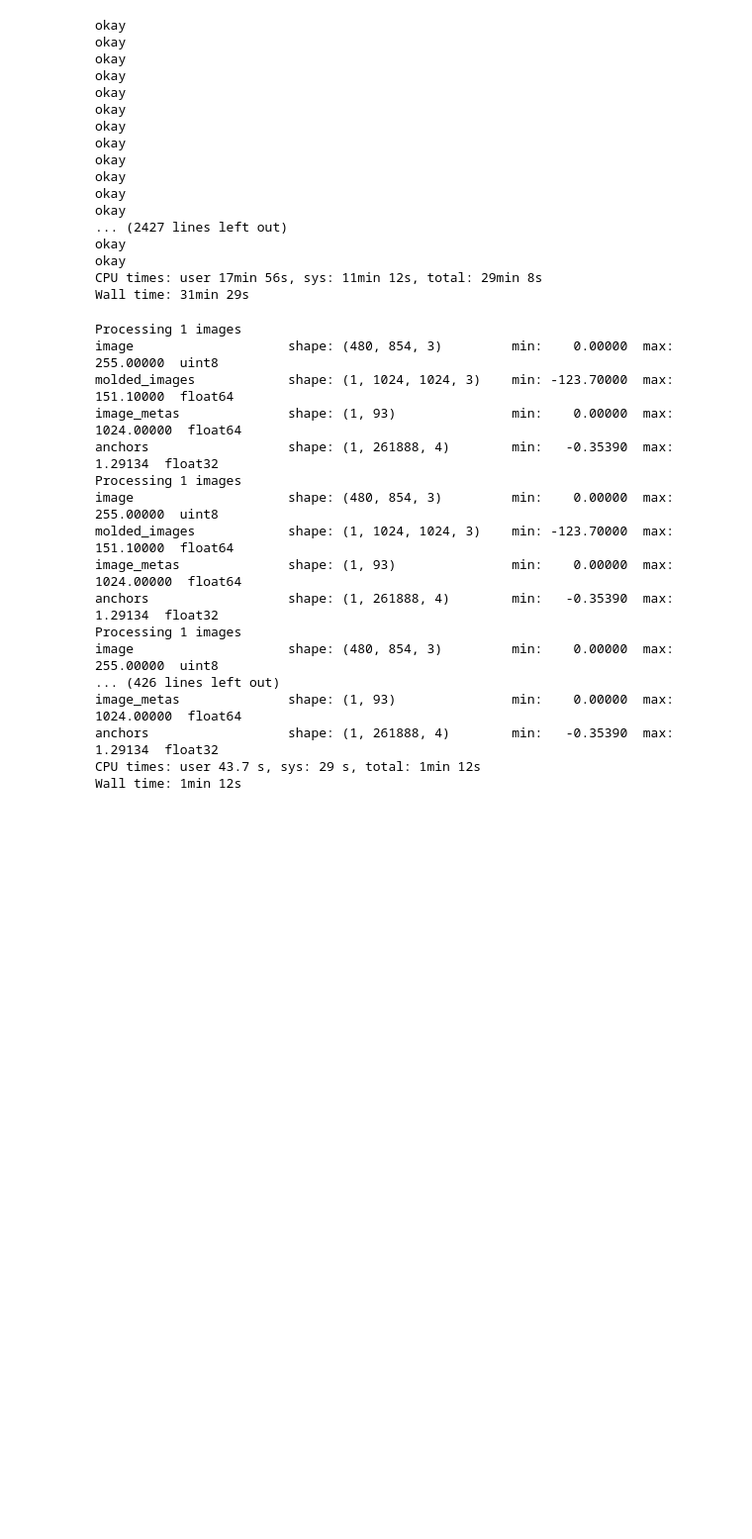
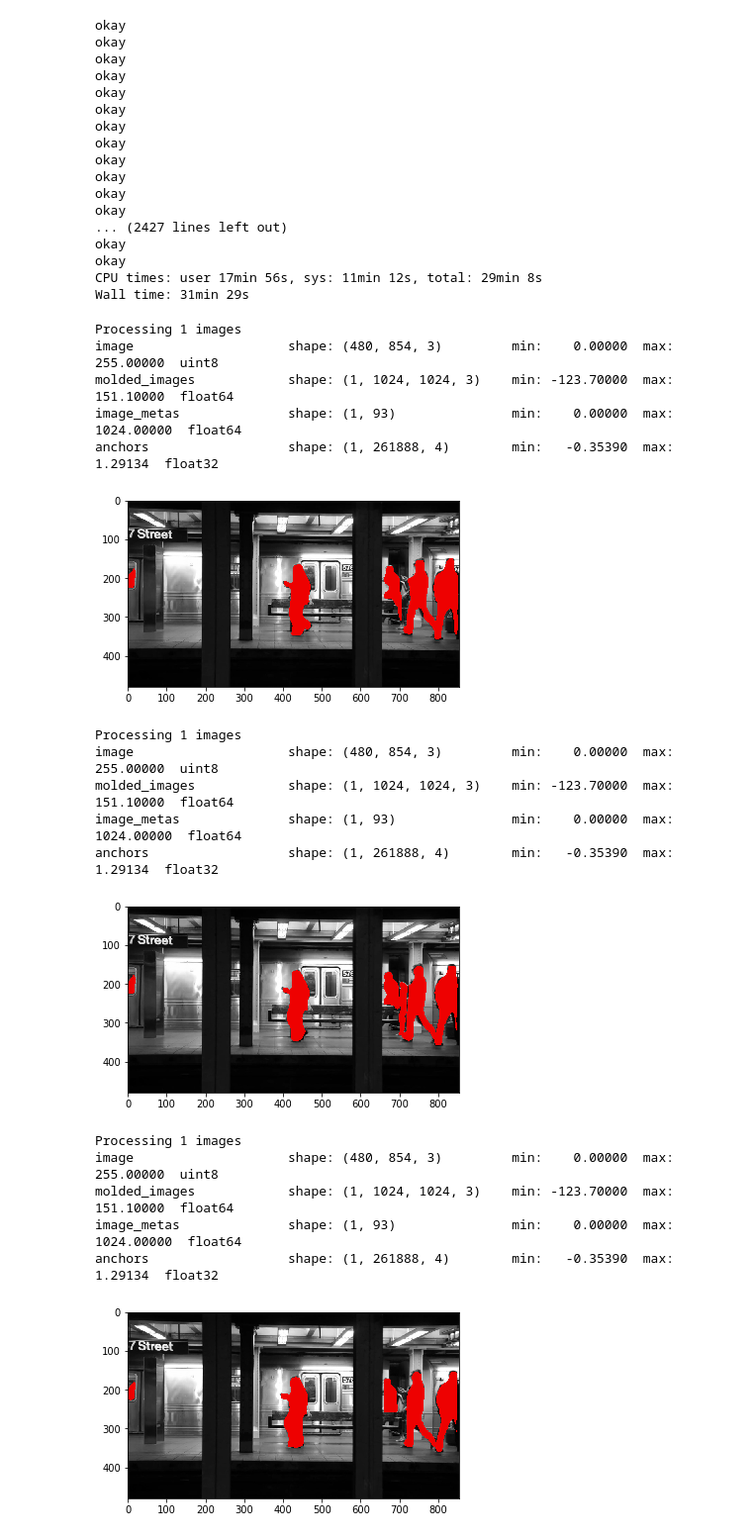
Before and after one commit to BarisSari/people-segmentation, a Jupyter notebook: people_segmentation_on_videos.ipynb, the cells around one changed output. Shown at 99% size. Cells and saved outputs as stored; diff of their text form; code cells hidden in the pictures; blank space fills up the shorter version.

```diff
--- a/people_segmentation_on_videos.ipynb
+++ b/people_segmentation_on_videos.ipynb
@@ -125,41 +124,42 @@ Wall time: 31min 29s
 # %%
 %%time
 for i in range(0, 88):
 
     filename = str(i).zfill(5) + ".jpg"
     # Load the image we want to run detection on
     image_path = str(ROOT_DIR / "DAVIS" / "JPEGImages" / "480p" / "subway" / filename)
     image = cv2.imread(image_path)
 
     # Convert the image from BGR color (which OpenCV uses) to RGB color
     rgb_image = image[:, :, ::-1]
 
     # Run the image through the model
     results = model.detect([rgb_image], verbose=1)
     # print(i)
     # Visualize results
     r = results[0]
     masked_image = segment_people(rgb_image, r['masks'], r['class_ids'])
 
     # Show the result on the screen
-#     plt.imshow(masked_image.astype(np.uint8))
-#     plt.show()
+    plt.imshow(masked_image.astype(np.uint8))
+    plt.show()
     # cv2.imwrite("output/" + filename, masked_image)
 # %% [output]
 Processing 1 images
 image                    shape: (480, 854, 3)         min:    0.00000  max:  255.00000  uint8
 molded_images            shape: (1, 1024, 1024, 3)    min: -123.70000  max:  151.10000  float64
 image_metas              shape: (1, 93)               min:    0.00000  max: 1024.00000  float64
 anchors                  shape: (1, 261888, 4)        min:   -0.35390  max:    1.29134  float32
-Processing 1 images
-image                    shape: (480, 854, 3)         min:    0.00000  max:  255.00000  uint8
-molded_images            shape: (1, 1024, 1024, 3)    min: -123.70000  max:  151.10000  float64
-image_metas              shape: (1, 93)               min:    0.00000  max: 1024.00000  float64
-anchors                  shape: (1, 261888, 4)        min:   -0.35390  max:    1.29134  float32
-Processing 1 images
-image                    shape: (480, 854, 3)         min:    0.00000  max:  255.00000  uint8
-... (426 lines left out)
-image_metas              shape: (1, 93)               min:    0.00000  max: 1024.00000  float64
-anchors                  shape: (1, 261888, 4)        min:   -0.35390  max:    1.29134  float32
-CPU times: user 43.7 s, sys: 29 s, total: 1min 12s
-Wall time: 1min 12s
+[figure, added]
+Processing 1 images
+image                    shape: (480, 854, 3)         min:    0.00000  max:  255.00000  uint8
+molded_images            shape: (1, 1024, 1024, 3)    min: -123.70000  max:  151.10000  float64
+image_metas              shape: (1, 93)               min:    0.00000  max: 1024.00000  float64
+anchors                  shape: (1, 261888, 4)        min:   -0.35390  max:    1.29134  float32
+[figure, added]
+Processing 1 images
+image                    shape: (480, 854, 3)         min:    0.00000  max:  255.00000  uint8
+molded_images            shape: (1, 1024, 1024, 3)    min: -123.70000  max:  151.10000  float64
+image_metas              shape: (1, 93)               min:    0.00000  max: 1024.00000  float64
+anchors                  shape: (1, 261888, 4)        min:   -0.35390  max:    1.29134  float32
+[figure, added]
```
Also changed, not shown: parts of 4 cells of this notebook.
